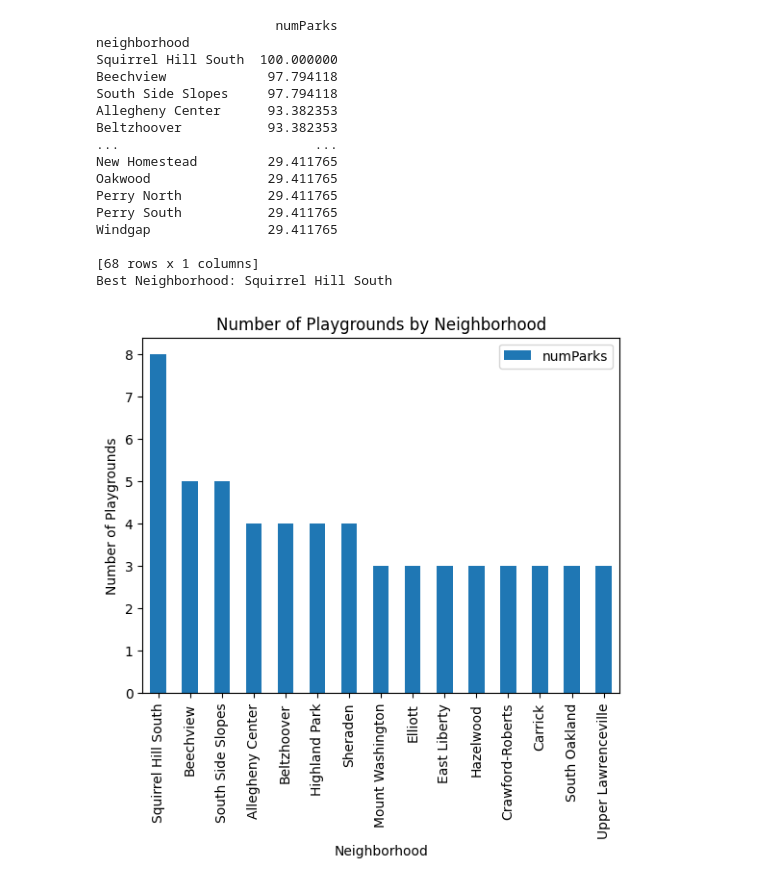
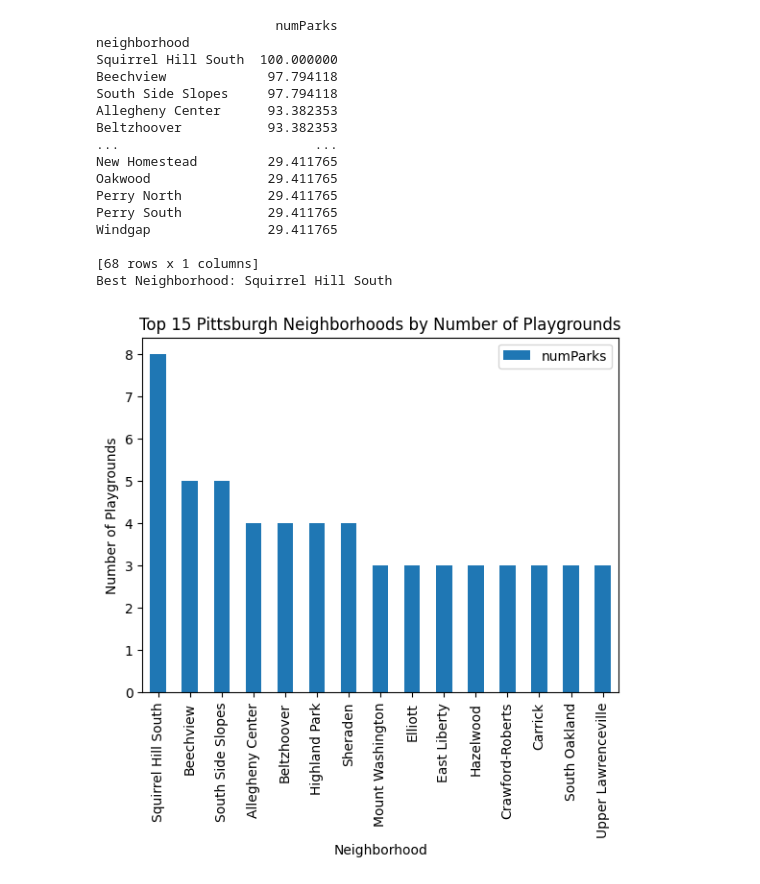
Before and after one commit to Sleepblox/CMPINF-0010-Final-Project, a Jupyter notebook: emerynotebook/cityplaygrounds.ipynb, the cells around one changed output. Drawn from its saved outputs; the diff is of its cells as text; code cells hidden in the pictures.

```diff
--- a/emerynotebook/cityplaygrounds.ipynb
+++ b/emerynotebook/cityplaygrounds.ipynb
@@ -17,32 +17,32 @@ print(finalScores)
 
 bestNeighborhood = finalScores.index[0]
 print("Best Neighborhood:", bestNeighborhood)
 
 finalScores.to_csv("../finalMetric/finalScoresPlaygrounds.csv")
 
 
 import matplotlib.pyplot as plt
 
 playgroundGraph = scores.head(15).plot.bar(
-    title = "Number of Playgrounds by Neighborhood",
+    title = "Top 15 Pittsburgh Neighborhoods by Number of Playgrounds",
     xlabel = "Neighborhood",
     ylabel = "Number of Playgrounds"
 )
 # %% [output]
                        numParks
 neighborhood
 Squirrel Hill South  100.000000
 Beechview             97.794118
 South Side Slopes     97.794118
 Allegheny Center      93.382353
 Beltzhoover           93.382353
 ...                         ...
 New Homestead         29.411765
 Oakwood               29.411765
 Perry North           29.411765
 Perry South           29.411765
 Windgap               29.411765
 
 [68 rows x 1 columns]
 Best Neighborhood: Squirrel Hill South
-[figure, old version]
+[figure, new version]
```
